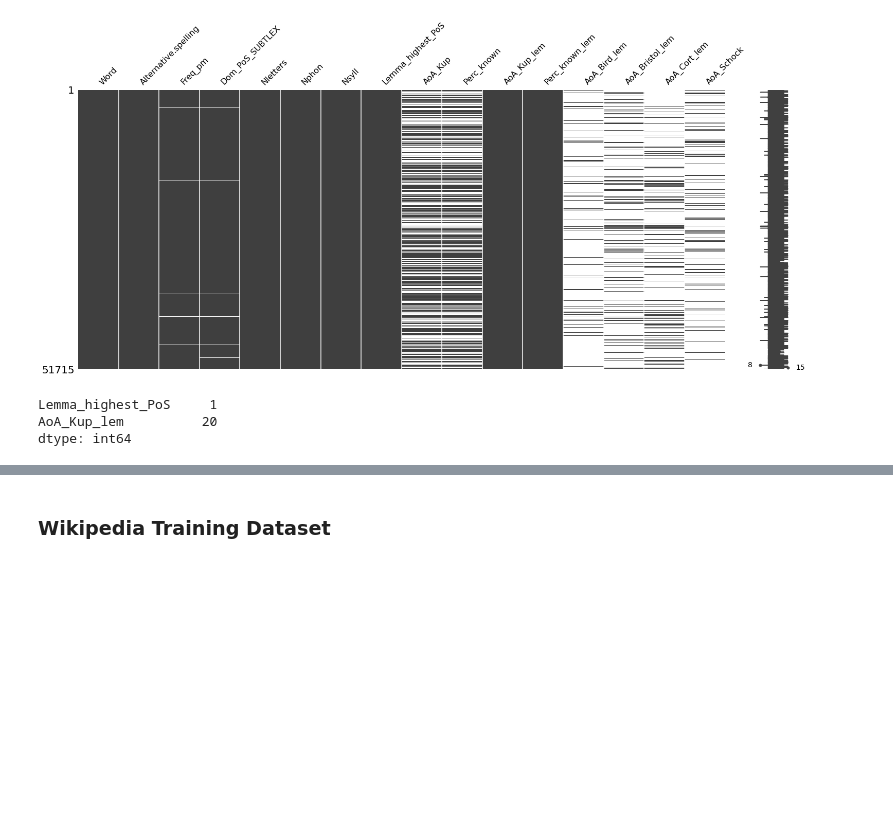
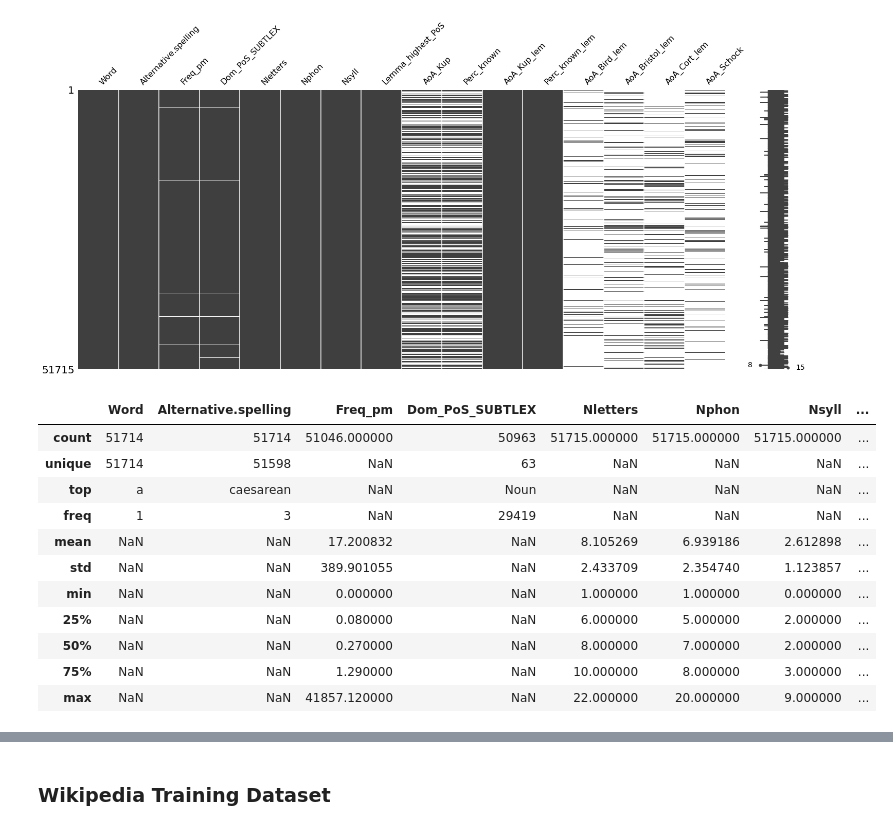
Before and after one commit to Tstrebe2/predicting-text-difficulty, a Jupyter notebook: code/tim-initial-eda.ipynb, the cells around one changed output, grey strips where cells are left out. Saved outputs shown, nothing was run; the diff lists cells and outputs as text; code cells hidden in the pictures; blank space fills up the shorter version.

```diff
--- a/code/tim-initial-eda.ipynb
+++ b/code/tim-initial-eda.ipynb
@@ -153,12 +155,21 @@ msno.matrix(aoa_df)
 # %% [output]
 <matplotlib.axes._subplots.AxesSubplot at 0x...>
 [figure]
-# %%
-aoa_df[['Lemma_highest_PoS', 'AoA_Kup_lem']].isnull().sum()
-# %% [output]
-Lemma_highest_PoS     1
-AoA_Kup_lem          20
-dtype: int64
+# %%
+aoa_df.describe(include='all')
+# %% [output]
+|  | Word | Alternative.spelling | Freq_pm | Dom_PoS_SUBTLEX | Nletters | Nphon | Nsyll | ... |
+| count | 51714 | 51714 | 51046.000000 | 50963 | 51715.000000 | 51715.000000 | 51715.000000 | ... |
+| unique | 51714 | 51598 | NaN | 63 | NaN | NaN | NaN | ... |
+| top | a | caesarean | NaN | Noun | NaN | NaN | NaN | ... |
+| freq | 1 | 3 | NaN | 29419 | NaN | NaN | NaN | ... |
+| mean | NaN | NaN | 17.200832 | NaN | 8.105269 | 6.939186 | 2.612898 | ... |
+| std | NaN | NaN | 389.901055 | NaN | 2.433709 | 2.354740 | 1.123857 | ... |
+| min | NaN | NaN | 0.000000 | NaN | 1.000000 | 1.000000 | 0.000000 | ... |
+| 25% | NaN | NaN | 0.080000 | NaN | 6.000000 | 5.000000 | 2.000000 | ... |
+| 50% | NaN | NaN | 0.270000 | NaN | 8.000000 | 7.000000 | 2.000000 | ... |
+| 75% | NaN | NaN | 1.290000 | NaN | 10.000000 | 8.000000 | 3.000000 | ... |
+| max | NaN | NaN | 41857.120000 | NaN | 22.000000 | 20.000000 | 9.000000 | ... |
 # %%
 # Proof that lemmas have the same AoA score as their non-lemma words.
 def check_aoa_lemma_difference(aoa_df):
```
Also changed, not shown: parts of 10 cells of this notebook.
